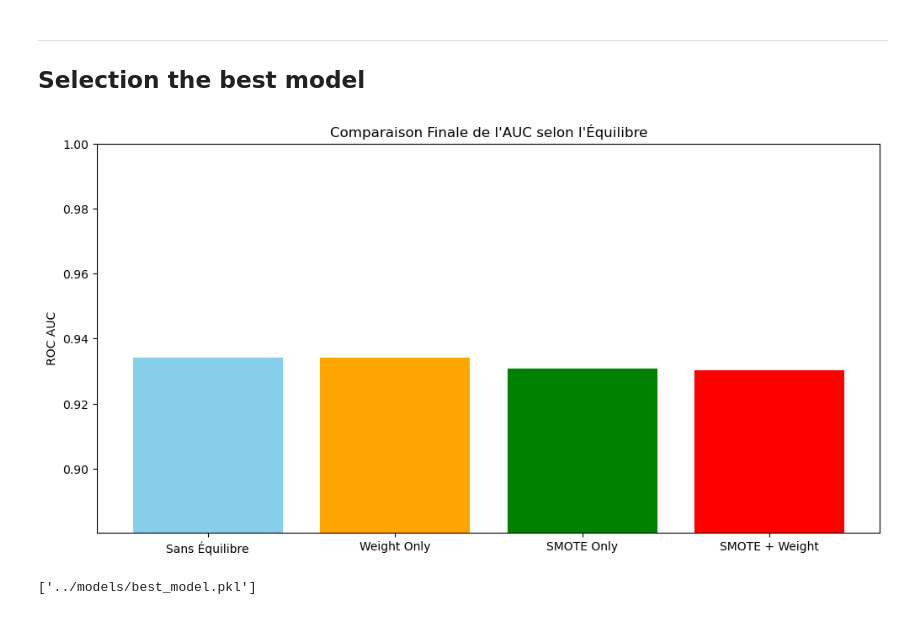
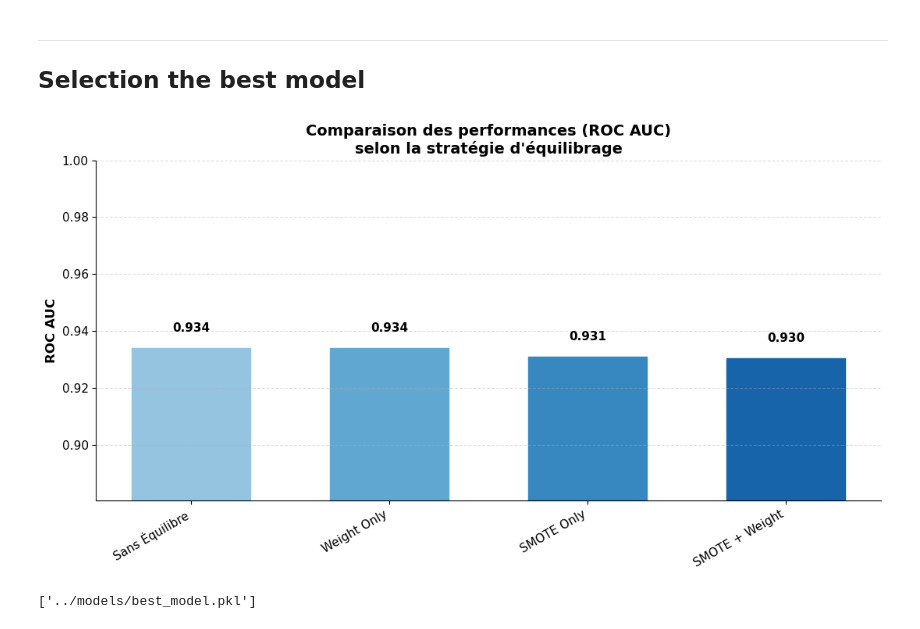
Before and after one commit to Bilelly/Bank-customer-churn-prediction, a Jupyter notebook: notebooks/04_model_optimisation.ipynb, the cells around one changed output. Drawn from its saved outputs; the diff is of its cells as text; code cells hidden in the pictures.

```diff
--- a/notebooks/04_model_optimisation.ipynb
+++ b/notebooks/04_model_optimisation.ipynb
@@ -248,16 +245,62 @@ weighted avg       0.88      0.78      0.80      3000
 ---
 Selection the best model
 ---
-# %%
-# ---  VIZ & SAUVEGARDE ---
-plt.figure(figsize=(12, 6))
-plt.bar(final_auc.keys(), final_auc.values(), color=['skyblue', 'orange', 'green', 'red'])
-plt.ylim(min(final_auc.values()) - 0.05, 1.0)
-plt.title("Comparaison Finale de l'AUC selon l'Équilibre")
-plt.ylabel("ROC AUC")
-plt.show()
-# %% [output]
-[figure, removed]
+# %%
+# --- DATA ---
+labels = list(final_auc.keys())
+values = list(final_auc.values())
+
+# --- FIGURE ---
+plt.figure(figsize=(11, 6))
+
+bars = plt.bar(
+    labels,
+    values,
+    width=0.6,
+    edgecolor='black',
+    linewidth=1
+)
+
+# --- COULEURS (gradient propre) ---
+colors = plt.cm.Blues(np.linspace(0.4, 0.8, len(bars)))
+for bar, color in zip(bars, colors):
+    bar.set_color(color)
+
+# --- ANNOTATIONS (AUC sur les barres) ---
+for bar in bars:
+    height = bar.get_height()
+    plt.text(
+        bar.get_x() + bar.get_width() / 2,
+        height + 0.005,
+        f"{height:.3f}",
+        ha='center',
+        va='bottom',
+        fontsize=11,
+        fontweight='bold'
+    )
+
+# --- AXES & TITRES ---
+plt.ylim(min(values) - 0.05, 1.0)
+plt.ylabel("ROC AUC", fontsize=12, fontweight='bold')
+plt.title(
+    "Comparaison des performances (ROC AUC)\nselon la stratégie d'équilibrage",
+    fontsize=14,
+    fontweight='bold'
+)
+
+# --- STYLE PRO ---
+plt.xticks(rotation=30, ha='right', fontsize=11)
+plt.yticks(fontsize=11)
+plt.grid(axis='y', linestyle='--', alpha=0.4)
+
+# Suppression des bordures inutiles
+for spine in ['top', 'right']:
+    plt.gca().spines[spine].set_visible(False)
+
+plt.tight_layout()
+plt.show()
+# %% [output]
+[figure, added]
 # %%
 best_key = max(final_auc, key=final_auc.get)
 joblib.dump(strategies[best_key], '../models/best_model.pkl')
```
Also changed, not shown: parts of 6 cells of this notebook, 1 other file.
